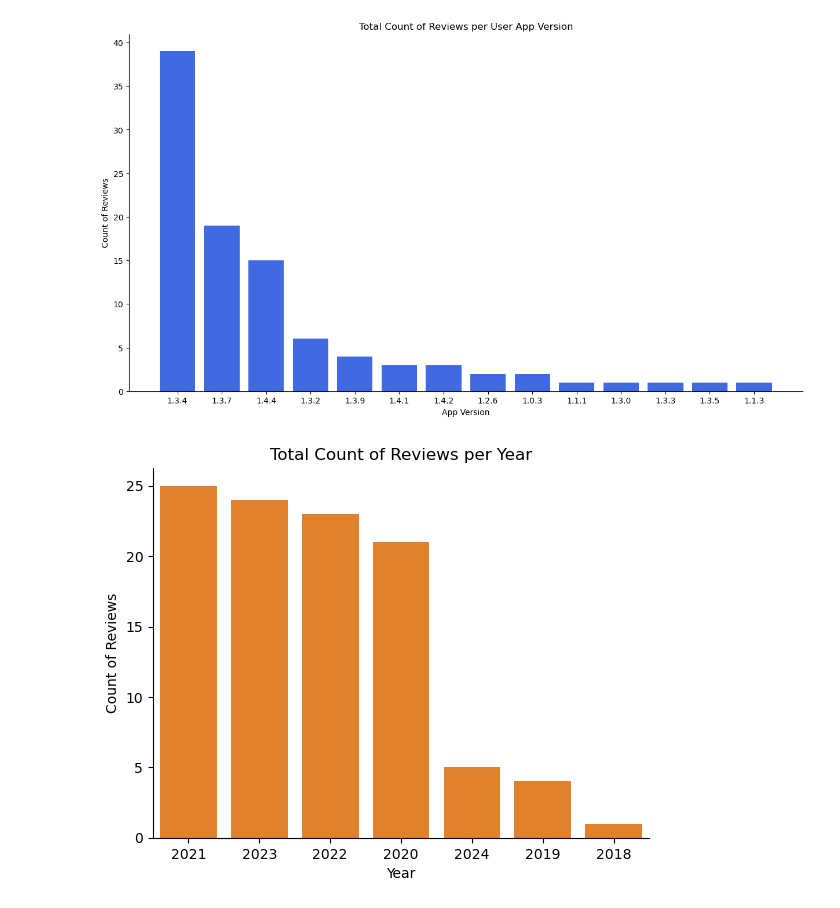
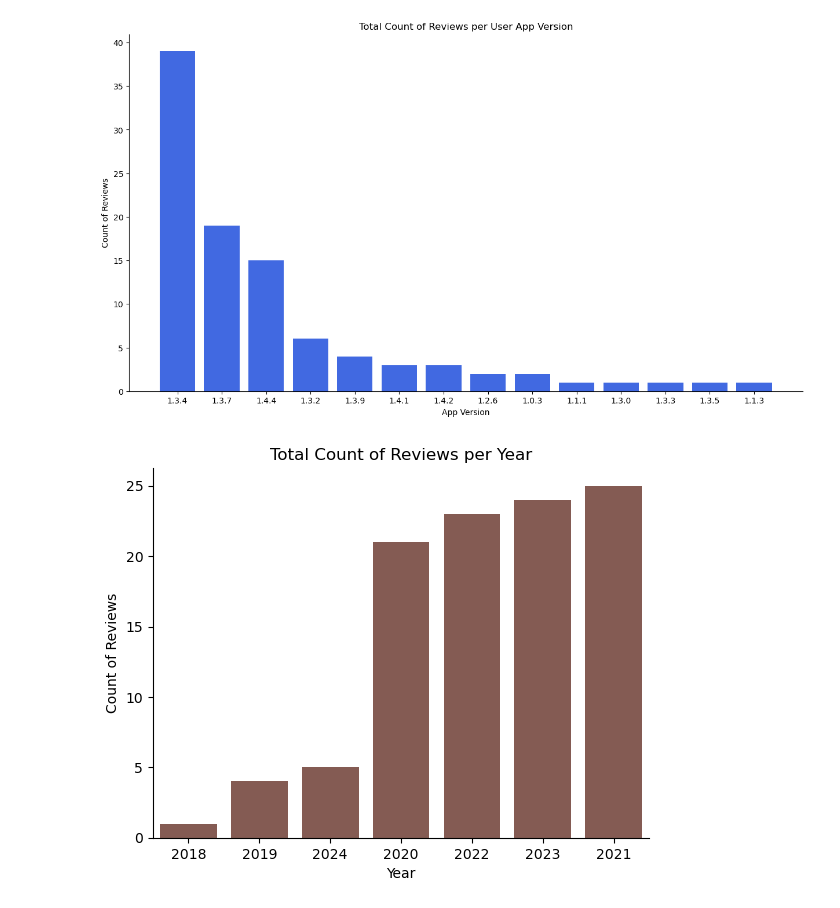
Before and after one commit to ahamzah003/webscrape, a Jupyter notebook: playstore/results.ipynb, the cells around one changed output. Cells and saved outputs as stored; diff of their text form; code cells hidden in the pictures.

Commit message:
add new visuals

```diff
--- a/playstore/results.ipynb
+++ b/playstore/results.ipynb
@@ -79,23 +80,23 @@ df['year'] = df['date'].dt.year
 # %%
 # set the order index for the bar chart
-ordering = df['year'].value_counts(ascending=False).index
+ordering = df['year'].value_counts(ascending=True).index
 # plot the review counts per year
-sb.countplot(data=df, x='year', color = sb.color_palette()[1], order=ordering)
+sb.countplot(data=df, x='year', color = sb.color_palette()[5], order=ordering)
 
 # get current axis
 ax = plt.gca()
 
 # remove the top and right border lines
 ax.spines['top'].set_visible(False)
 ax.spines['right'].set_visible(False);
 
 # visual formatting
 plt.xlabel('Year')
 plt.ylabel('Count of Reviews')
 plt.title('Total Count of Reviews per Year')
 
 # show visuals
 plt.show()
 # %% [output]
-[figure, old version]
+[figure, new version]
 # %%
```
Also changed, not shown: parts of 7 cells of this notebook.
